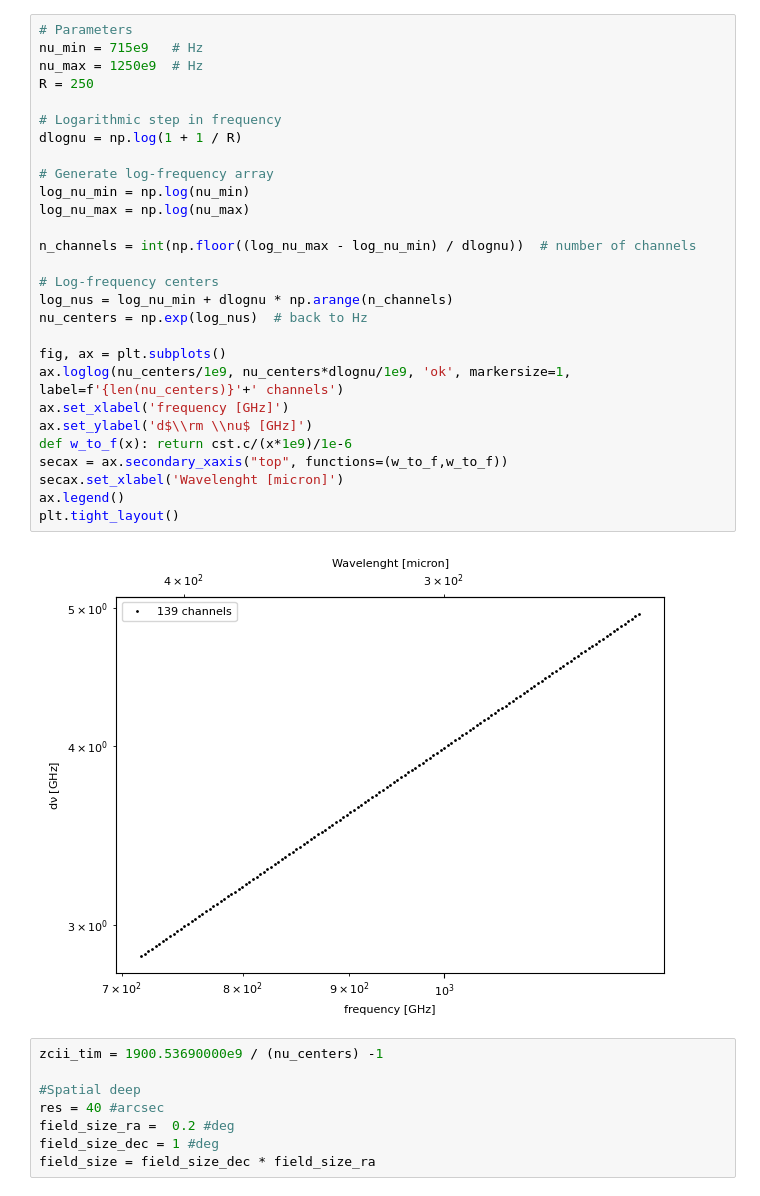
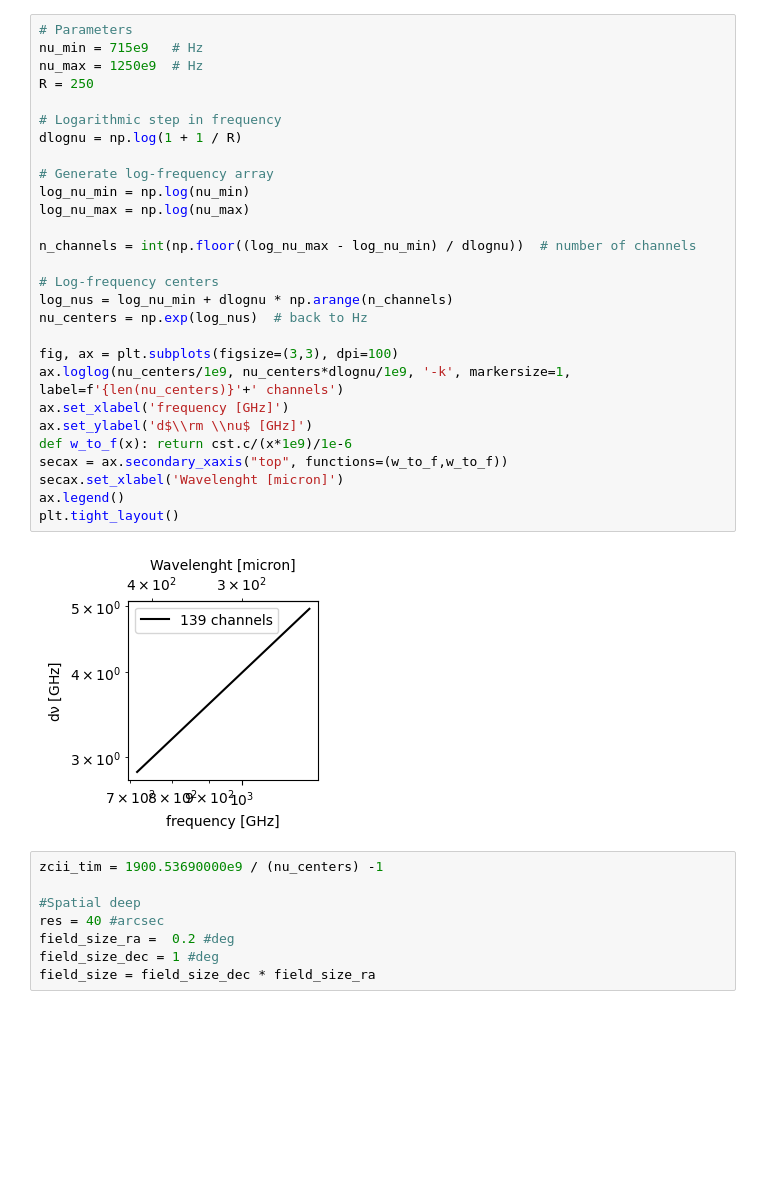
Before and after one commit to tim-balloon/TIM_analysis, a Jupyter notebook: foreground_wedge/foreground_wedge.ipynb, the cells around one changed output. Saved outputs shown, nothing was run; the diff lists cells and outputs as text; blank space fills up the shorter version.

```diff
--- a/foreground_wedge/foreground_wedge.ipynb
+++ b/foreground_wedge/foreground_wedge.ipynb
@@ -39,33 +17,33 @@ import matplotlib.markers as mmarkers
 # %%
 # Parameters
 nu_min = 715e9   # Hz
 nu_max = 1250e9  # Hz
 R = 250
 
 # Logarithmic step in frequency
 dlognu = np.log(1 + 1 / R)
 
 # Generate log-frequency array
 log_nu_min = np.log(nu_min)
 log_nu_max = np.log(nu_max)
 
 n_channels = int(np.floor((log_nu_max - log_nu_min) / dlognu))  # number of channels
 
 # Log-frequency centers
 log_nus = log_nu_min + dlognu * np.arange(n_channels)
 nu_centers = np.exp(log_nus)  # back to Hz
 
-fig, ax = plt.subplots()
-ax.loglog(nu_centers/1e9, nu_centers*dlognu/1e9, 'ok', markersize=1, label=f'{len(nu_centers)}'+' channels')
+fig, ax = plt.subplots(figsize=(3,3), dpi=100)
+ax.loglog(nu_centers/1e9, nu_centers*dlognu/1e9, '-k', markersize=1, label=f'{len(nu_centers)}'+' channels')
 ax.set_xlabel('frequency [GHz]')
 ax.set_ylabel('d$\\rm \\nu$ [GHz]')
 def w_to_f(x): return cst.c/(x*1e9)/1e-6
 secax = ax.secondary_xaxis("top", functions=(w_to_f,w_to_f))
 secax.set_xlabel('Wavelenght [micron]')
 ax.legend()
 plt.tight_layout()
 # %% [output]
-[figure, old version]
+[figure, new version]
 # %%
 zcii_tim = 1900.53690000e9 / (nu_centers) -1
 
```
Also changed, not shown: parts of 8 cells of this notebook.
